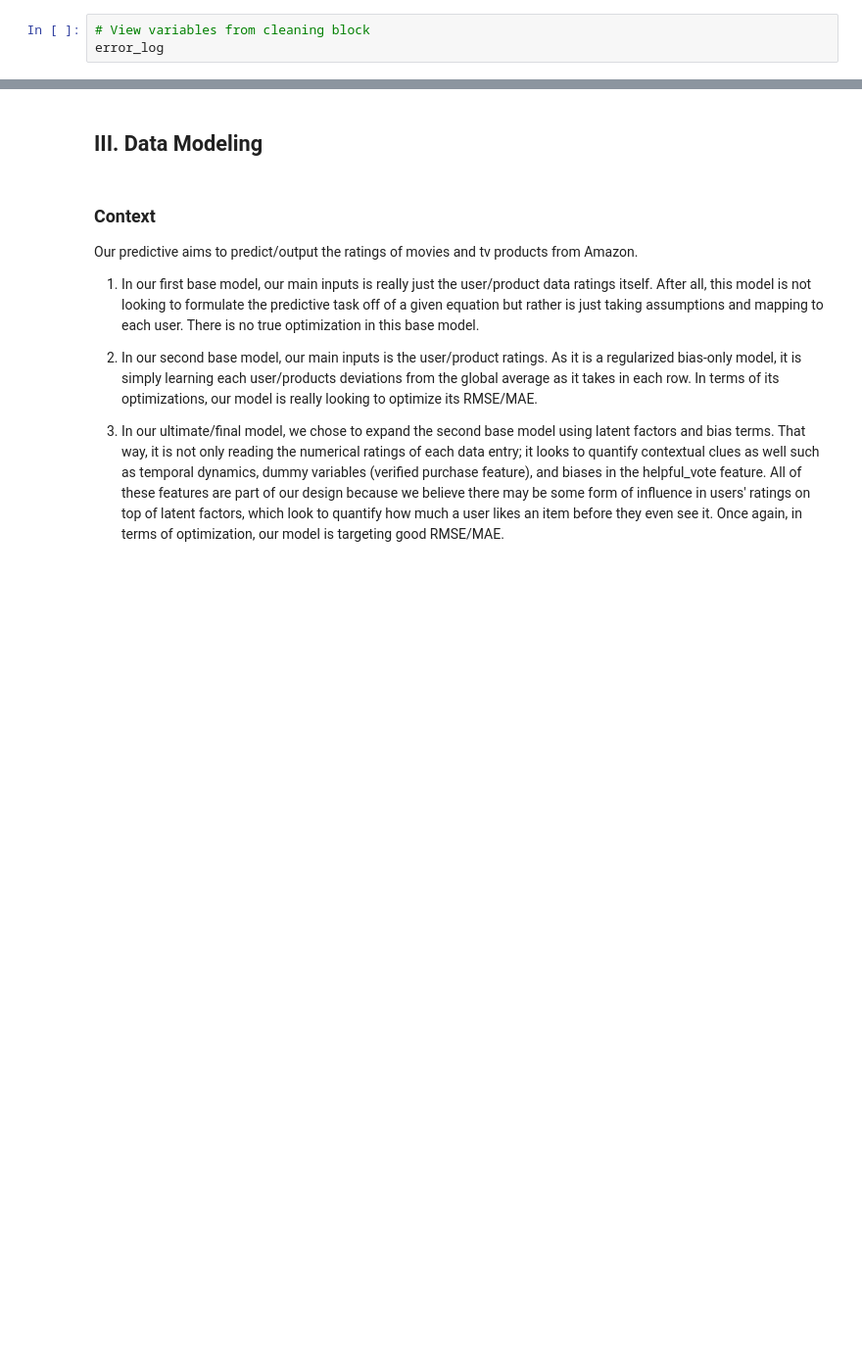
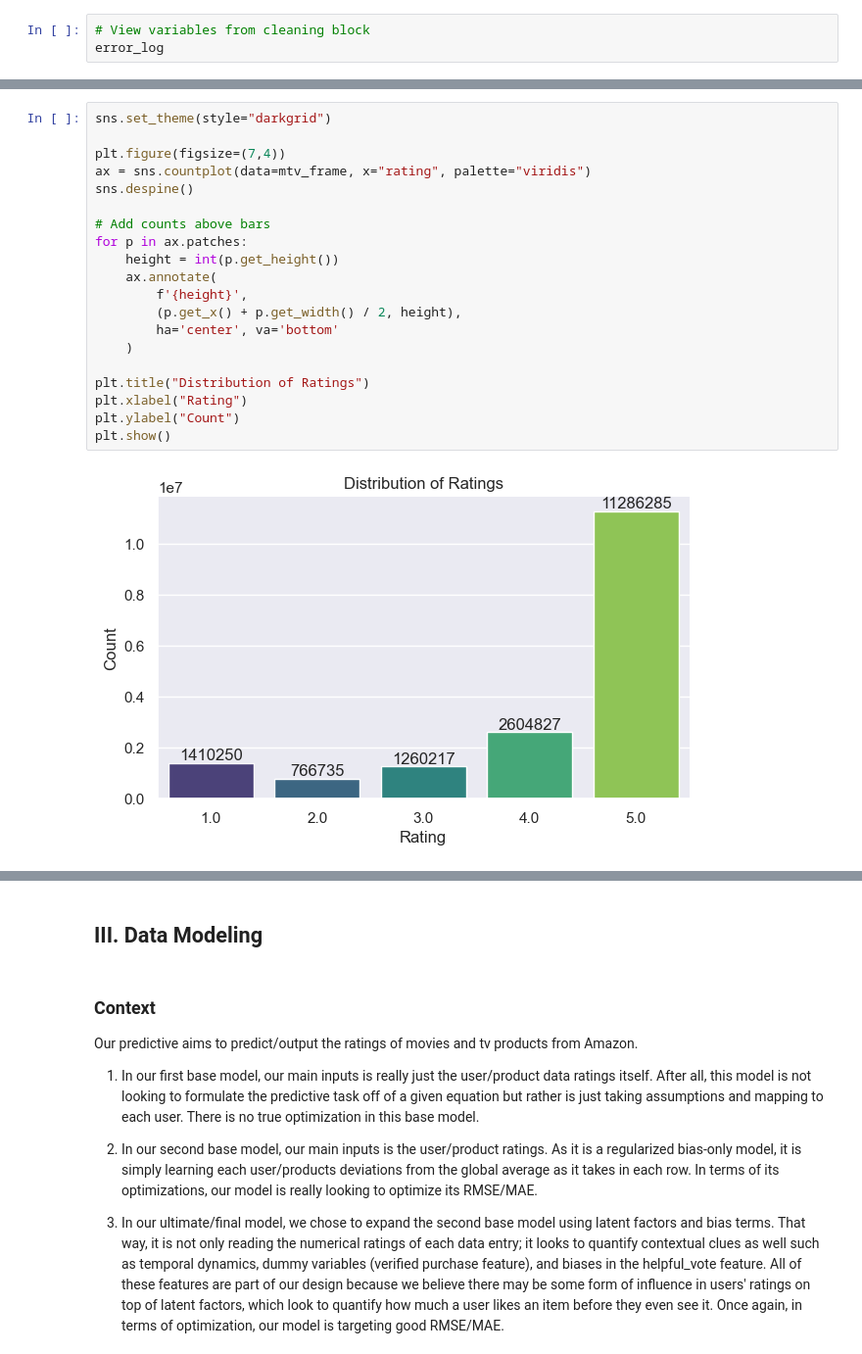
Before and after one commit to jordipham/CSE158_assign2, a Jupyter notebook: main.ipynb, the cells around one changed output, grey strips where cells are left out. Shown: that part at 98% size. Cells and saved outputs as stored; diff of their text form; blank space fills up the shorter version.

Commit message:
addded some plots

```diff
--- a/main.ipynb
+++ b/main.ipynb
@@ -193,0 +229,22 @@ list(mtv_frame.columns)
+# %%
+sns.set_theme(style="darkgrid")
+
+plt.figure(figsize=(7,4))
+ax = sns.countplot(data=mtv_frame, x="rating", palette="viridis")
+sns.despine()
+
+# Add counts above bars
+for p in ax.patches:
+    height = int(p.get_height())
+    ax.annotate(
+        f'{height}',
+        (p.get_x() + p.get_width() / 2, height),
+        ha='center', va='bottom'
+    )
+
+plt.title("Distribution of Ratings")
+plt.xlabel("Rating")
+plt.ylabel("Count")
+plt.show()
+# %% [output]
+[figure, added]
```
Also changed, not shown: parts of 9 cells of this notebook, 2 other files.
